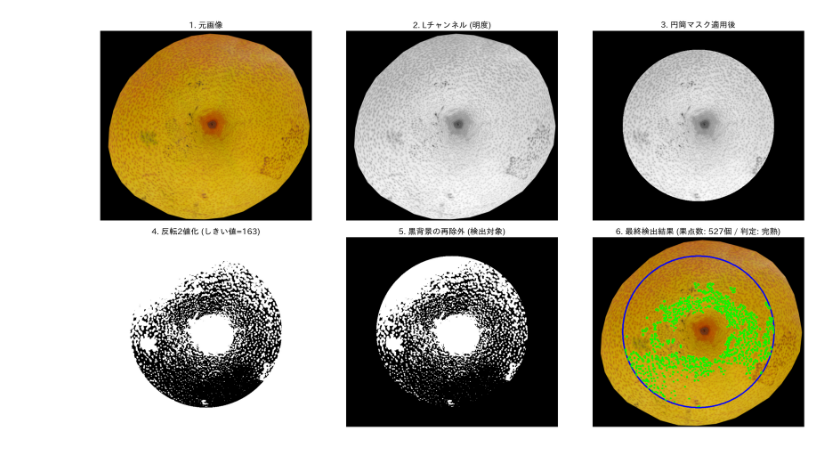
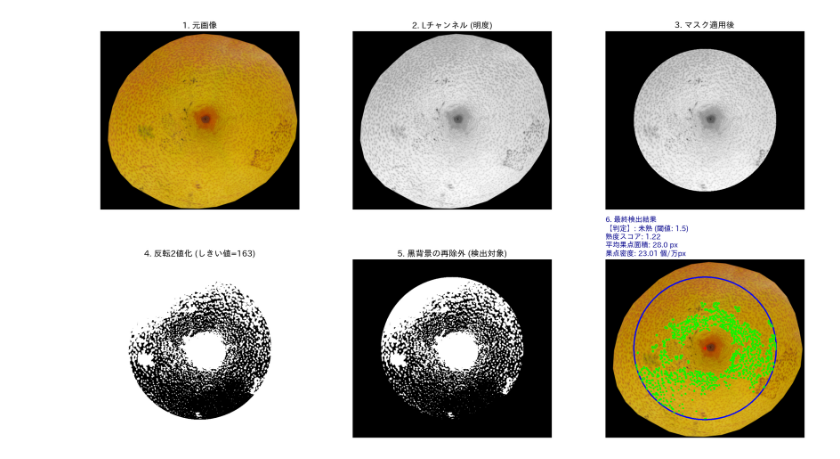
Before and after one commit to 1900690/pear_ripeness_analysis, a Jupyter notebook: pear_rippness_analysis.ipynb, the cells around one changed output. Drawn from its saved outputs; the diff is of its cells as text; code cells hidden in the pictures.

```diff
--- a/pear_rippness_analysis.ipynb
+++ b/pear_rippness_analysis.ipynb
@@ -27,15 +61,22 @@ import matplotlib.pyplot as plt
 import japanize_matplotlib
 import requests
 from google.colab import files
+import math
 
 # ==============================================================================
 # 1. Colab フォーム設定
 # ==============================================================================
 #@title  ナシ果点検出・熟度分析 { run: "auto" }
 入力モード = "サンプル画像を使用" #@param ["サンプル画像を使用", "自分の画像をアップロード"]
-しきい値 = 163 #@param {type:"slider", min:0, max:255, step:1}
+二値化のしきい値 = 163 #@param {type:"slider", min:0, max:255, step:1}
 最小面積 = 5 #@param {type:"slider", min:0, max:50, step:1}
 最大面積 = 150 #@param {type:"slider", min:50, max:1000, step:10}
+円筒半径比率 = 0.40 #@param {type:"slider", min:0.1, max:0.9, step:0.05}
+
+# 【新規追加パラメータ】
+熟度判定閾値 = 1.5 #@param {type:"slider", min:0.5, max:5.0, step:0.1}
+円筒中心X比率 = 0.50 #@param {type:"slider", min:0.0, max:1.0, step:0.01}
+円筒中心Y比率 = 0.50 #@param {type:"slider", min:0.0, max:1.0, step:0.01}
 
 サンプル画像URL = "https://github.com/1900690/pear_ripeness_analysis/raw/main/images/pear_sample.png"
 
@@ -76,16 +117,19 @@ if 'image_cache' not in globals():
 # ==============================================================================
 #  3. 画像処理コアロジック
 # ==============================================================================
-def create_circular_mask(height, width, radius_ratio=0.4):
-    center_x, center_y = width // 2, height // 2
+def create_circular_mask(height, width, radius_ratio, cx_ratio, cy_ratio):
+    # フォームから指定された比率を元に中心点を計算
+    center_x = int(width * cx_ratio)
+    center_y = int(height * cy_ratio)
     radius = int(min(height, width) * radius_ratio)
+
     mask = np.zeros((height, width), dtype=np.uint8)
     cv2.circle(mask, (center_x, center_y), radius, 255, -1)
     return mask, (center_x, center_y, radius)
 
-def process_image_pipeline(img_bgr, threshold_val, radius_ratio=0.4):
+def process_image_pipeline(img_bgr, threshold_val, radius_ratio, cx_ratio, cy_ratio):
     height, width = img_bgr.shape[:2]
-    mask, circle_info = create_circular_mask(height, width, radius_ratio)
+    mask, circle_info = create_circular_mask(height, width, radius_ratio, cx_ratio, cy_ratio)
 
     lab_img = cv2.cvtColor(img_bgr, cv2.COLOR_BGR2LAB)
     l_channel, _, _ = cv2.split(lab_img)
@@ -105,62 +149,105 @@ def process_image_pipeline(img_bgr, threshold_val, radius_ratio=0.4):
 def analyze_and_draw_contours(img_bgr, binarized_masked, circle_info, min_area, max_area):
     contours, _ = cv2.findContours(binarized_masked, cv2.RETR_EXTERNAL, cv2.CHAIN_APPROX_SIMPLE)
 
-    # 元画像を正しくRGBに変換
     result_img = cv2.cvtColor(img_bgr, cv2.COLOR_BGR2RGB)
     center_x, center_y, radius = circle_info
 
-    # RGB空間なので青は(0, 0, 255)
+    # マスクの円を描画
     cv2.circle(result_img, (center_x, center_y), radius, (0, 0, 255), 3)
+    # 中心点に小さな十字マークを描画
+    cv2.drawMarker(result_img, (center_x, center_y), (255, 0, 0), cv2.MARKER_CROSS, 15, 2)
 
     dot_count = 0
+    total_dot_area = 0.0
+
     for cnt in contours:
         area = cv2.contourArea(cnt)
         if min_area < area < max_area:
             dot_count += 1
-            # 緑は(0, 255, 0)
+            total_dot_area += area
             cv2.drawContours(result_img, [cnt], -1, (0, 255, 0), 2)
 
-    return result_img, dot_count
+    return result_img, dot_count, total_dot_area
 
 # ==============================================================================
-# 4. 描画・実行制御
+# 4. 熟度評価システム
 # ==============================================================================
-def get_ripeness_status(dot_count):
-    if dot_count > 100: return "完熟"
-    elif dot_count > 50: return "適熟"
-    else: return "未熟"
+def calculate_ripeness(dot_count, total_dot_area, circle_info, score_thresh):
+    _, _, radius = circle_info
+    mask_area = math.pi * (radius ** 2)
 
-def plot_debug_results(img_bgr, pipeline_results, result_img, dot_count, thresh):
-    status = get_ripeness_status(dot_count)
+    if dot_count == 0:
+        return 0.0, 0.0, 0.0, "判定不可"
+
+    # 1. 平均果点面積
+    avg_area = total_dot_area / dot_count
+
+    # 2. 果点密度（1万pxあたり）
+    density = (dot_count / mask_area) * 10000
+
+    # 3. 熟度スコア
+    ripeness_score = avg_area / (density + 1e-6)
+
+    # フォームから渡された「熟度判定閾値」を元に判定
+    if ripeness_score > score_thresh:
+        status = "適熟"
+    else:
+        status = "未熟"
+
+    return avg_area, density, ripeness_score, status
+
+# ==============================================================================
+# 5. 描画・実行制御
+# ==============================================================================
+def plot_debug_results(img_bgr, pipeline_results, result_img, metrics, thresh, score_thresh):
+    avg_area, density, score, status = metrics
     plt.figure(figsize=(18, 10))
+
+    info_text = (
+        f"6. 最終検出結果\n"
+        f"【判定】: {status} (閾値: {score_thresh:.1f})\n"
+        f"熟度スコア: {score:.2f}\n"
+        f"平均果点面積: {avg_area:.1f} px\n"
+        f"果点密度: {density:.2f} 個/万px"
+    )
 
     images = [
         (cv2.cvtColor(img_bgr, cv2.COLOR_BGR2RGB), "1. 元画像"),
         (pipeline_results["l_channel"], "2. Lチャンネル (明度)"),
-        (pipeline_results["masked_l_channel"], "3. 円筒マスク適用後"),
+        (pipeline_results["masked_l_channel"], "3. マスク適用後"),
         (pipeline_results["binarized"], f"4. 反転2値化 (しきい値={thresh})"),
         (pipeline_results["binarized_masked"], "5. 黒背景の再除外 (検出対象)"),
-        (result_img, f"6. 最終検出結果 (果点数: {dot_count}個 / 判定: {status})")
+        (result_img, info_text)
     ]
 
     for i, (img, title) in enumerate(images, 1):
         plt.subplot(2, 3, i)
         plt.imshow(img, cmap="gray" if len(img.shape) == 2 else None)
-        plt.title(title, fontsize=14)
+        if i == 6:
+            plt.title(title, fontsize=12, loc='left', color='darkblue', fontweight='bold')
+        else:
+            plt.title(title, fontsize=14)
         plt.axis("off")
 
     plt.tight_layout()
     plt.show()
 
 def main():
     img_bgr = image_cache.get_image(入力モード, サンプル画像URL)
-    pipeline_results = process_image_pipeline(img_bgr, しきい値)
-    result_img, dot_count = analyze_and_draw_contours(
+
+    # パイプライン処理に半径比率と中心点比率を渡す
+    pipeline_results = process_image_pipeline(img_bgr, 二値化のしきい値, 円筒半径比率, 円筒中心X比率, 円筒中心Y比率)
+
+    result_img, dot_count, total_dot_area = analyze_and_draw_contours(
         img_bgr, pipeline_results["binarized_masked"], pipeline_results["circle_info"], 最小面積, 最大面積
     )
-    plot_debug_results(img_bgr, pipeline_results, result_img, dot_count, しきい値)
+
+    # 熟度判定にユーザー指定の閾値を渡す
+    metrics = calculate_ripeness(dot_count, total_dot_area, pipeline_results["circle_info"], 熟度判定閾値)
+
+    plot_debug_results(img_bgr, pipeline_results, result_img, metrics, 二値化のしきい値, 熟度判定閾値)
 
 if __name__ == "__main__":
     main()
 # %% [output]
-[figure, old version]
+[figure, new version]
```
Also changed, not shown: parts of 1 cell of this notebook.
